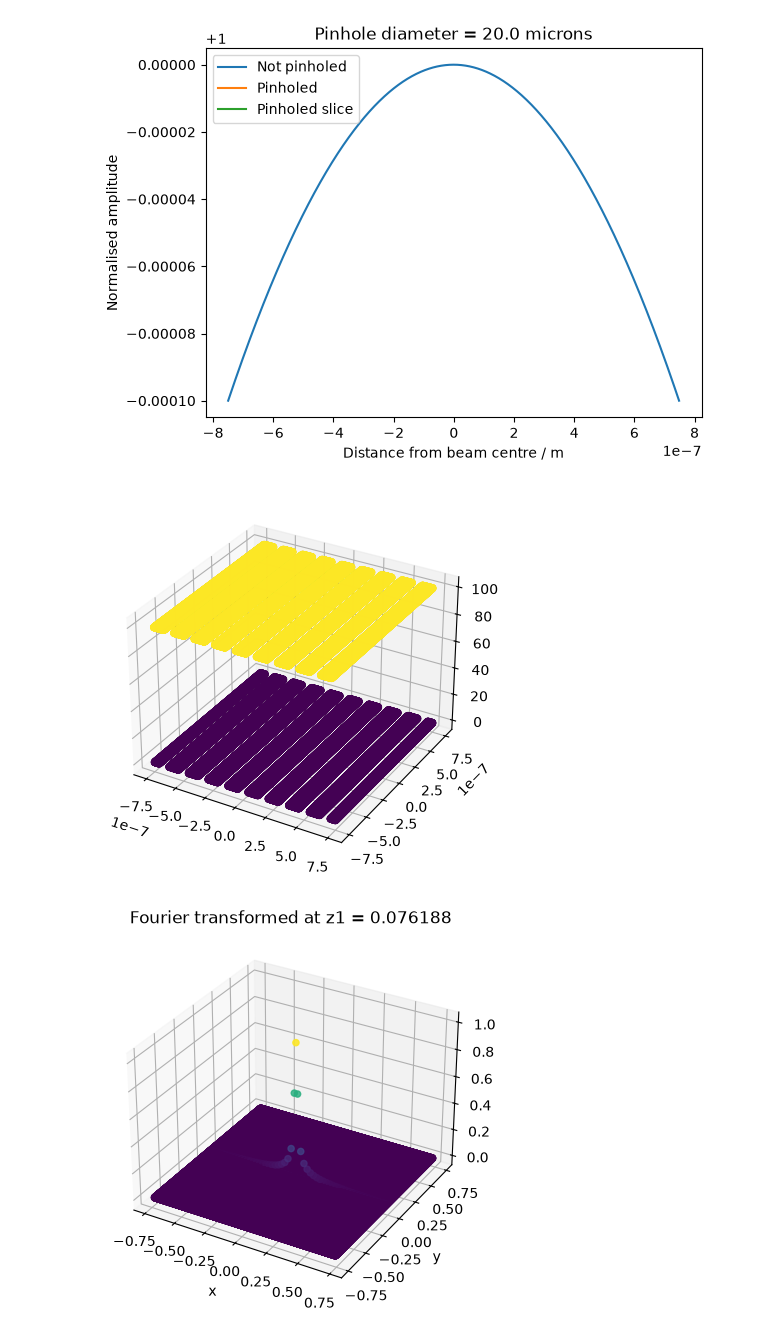
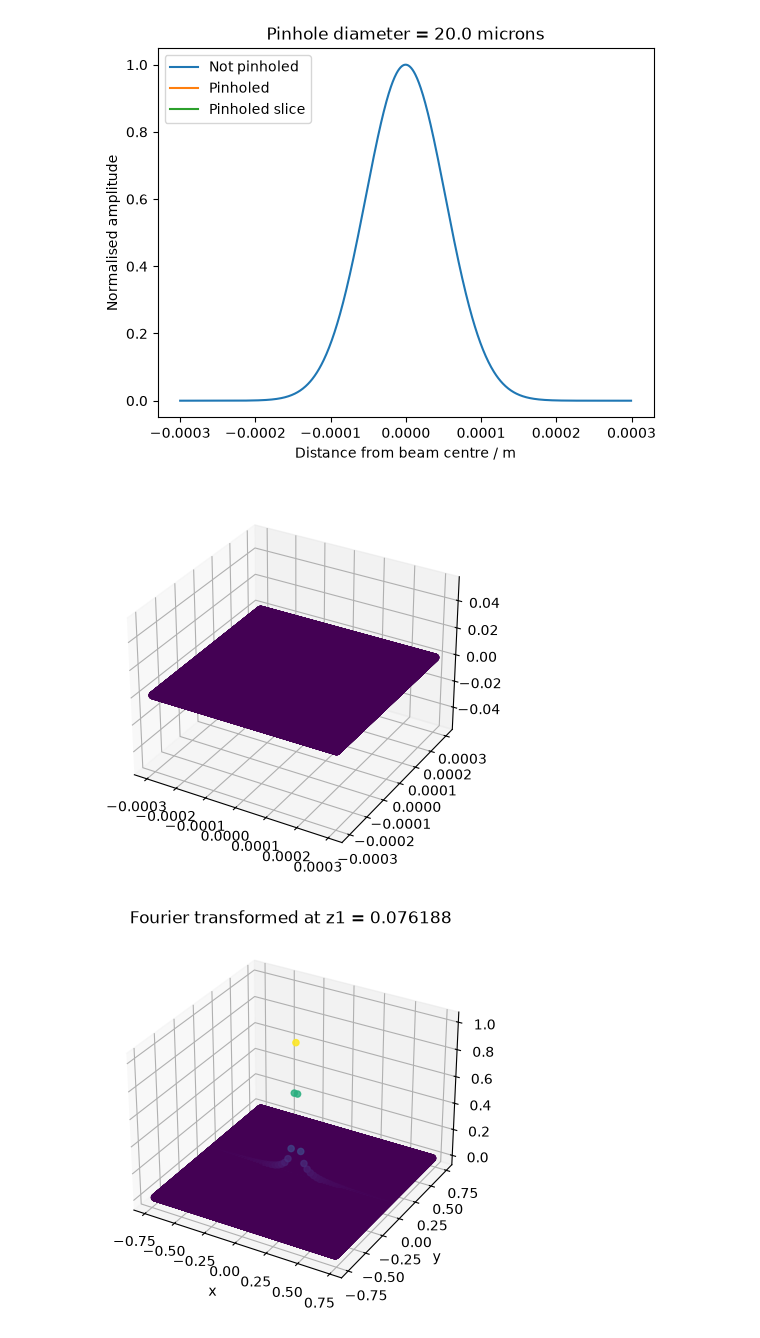
Before and after one commit to cosmosian-42/fraunhofer_diffraction, a Jupyter notebook: gaussian_beam/applying_a_mask.ipynb, the cells around one changed output. Saved outputs shown, nothing was run; the diff lists cells and outputs as text; code cells hidden in the pictures.

```diff
--- a/gaussian_beam/applying_a_mask.ipynb
+++ b/gaussian_beam/applying_a_mask.ipynb
@@ -285,7 +294,7 @@ omega_0 = 7.5e-5
 z = 1e-10 # at the source
 a_0 = 100
 n = 1
-variable = omega_0 / 100 # window size as a linear function of omega_0
+variable = omega_0 / 0.25 # window size as a linear function of omega_0
 samples = 1000
 pinhole_radius = 1e-5
 
@@ -293,34 +302,34 @@ pinhole_radius = 1e-5
 # defines a meshgrid of xy values and calculates the beam at this point
 
 initial_beam_x = np.linspace(-variable,variable,samples)
 initial_beam_y = np.linspace(-variable,variable,samples)
 x_mesh, y_mesh = np.meshgrid(initial_beam_x, initial_beam_y)
 amp, phase = gaussian_beam(omega_0, z, wavelength, a_0, x_mesh, y_mesh, n)
 
 marginal = np.sum(amp, 0)
 plt.plot(np.linspace(-variable,variable,samples, endpoint = False), marginal/np.max(marginal), '-', label = ('Not pinholed'))
 
 # uncomment which one you want then vary samples and variable (window size) to get a good graph
 lines_per_mm = 6000
 # amp = pinhole_slit(x_mesh, y_mesh, pinhole_radius, wavelength, amp)
 #amp = diffraction_grating(x_mesh, y_mesh, pinhole_radius, amp, lines_per_mm)
 amp = pinhole_slit_movable(x_mesh, y_mesh, pinhole_radius, wavelength, amp, 2e-6, 2e-6)
 
 marginal = np.sum(amp, 0)
 plt.plot(np.linspace(-variable,variable,samples, endpoint = False), marginal/np.max(marginal), '-', label = ('Pinholed'))
 # not the best representation, but shows the sharp cut off. In reality, this is far less curved
 
 slice_2d = amp[len(y_mesh)//2, :]
 plt.plot(np.linspace(-variable,variable,samples, endpoint = False), slice_2d/np.max(slice_2d), '-', label = 'Pinholed slice')
 # better representation of the graph
 
 plt.legend(fontsize = 10, loc = 2)
 plt.title(f'Pinhole diameter = {2 * pinhole_radius * (10**6)} microns')
 plt.xlabel('Distance from beam centre / m')
 plt.ylabel('Normalised amplitude')
 plt.show()
 # %% [output]
-[figure, old version]
+[figure, new version]
 # %%
 fig = plt.figure()
 ax = fig.add_subplot(111, projection='3d')
@@ -328,7 +337,7 @@ ax = fig.add_subplot(111, projection='3d')
 ax.scatter(x_mesh, y_mesh, abs(amp), c=amp, marker='o', s=20)
 plt.show()
 # %% [output]
-[figure, old version]
+[figure, new version]
 # %%
 # does the 2D fourier transform and normalises the values
 ft = calculate_2dft(amp)
```
Also changed, not shown: parts of 1 cell of this notebook.
